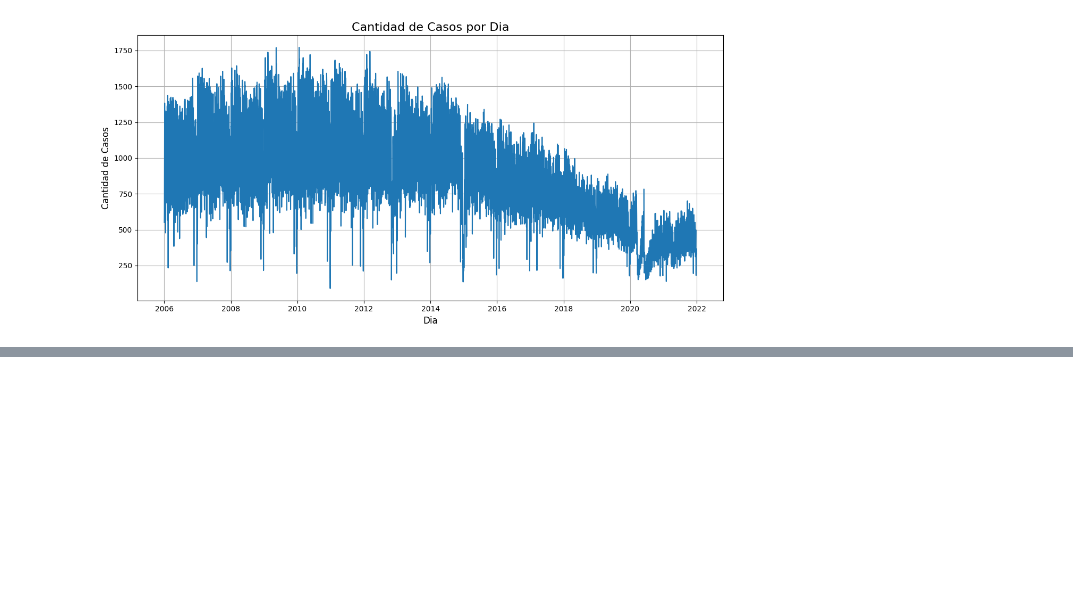
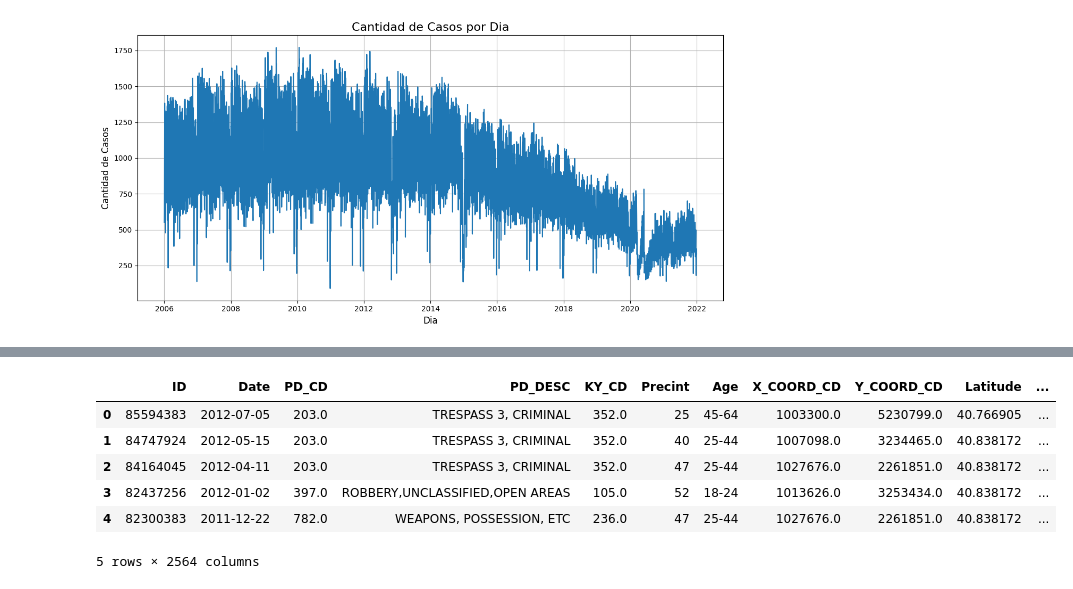
Before and after one commit to matiascapurroriver/predictivoAvanzado, a Jupyter notebook: deep_learning.ipynb, the cells around one changed output, grey strips where cells are left out. Saved outputs shown, nothing was run; the diff lists cells and outputs as text; code cells hidden in the pictures; blank space fills up the shorter version.

```diff
--- a/deep_learning.ipynb
+++ b/deep_learning.ipynb
@@ -92,0 +74,12 @@ df_dia
+# %%
+categorical_vars = ['Borough', 'Race', 'Sex', 'Category', 'Description', 'Law', 'Jurisdiction']
+df = pd.get_dummies(df, columns=categorical_vars, drop_first=True)
+df.head()
+# %% [output]
+|  | ID | Date | PD_CD | PD_DESC | KY_CD | Precint | Age | X_COORD_CD | Y_COORD_CD | Latitude | ... |
+| 0 | 85594383 | 2012-07-05 | 203.0 | TRESPASS 3, CRIMINAL | 352.0 | 25 | 45-64 | 1003300.0 | 5230799.0 | 40.766905 | ... |
+| 1 | 84747924 | 2012-05-15 | 203.0 | TRESPASS 3, CRIMINAL | 352.0 | 40 | 25-44 | 1007098.0 | 3234465.0 | 40.838172 | ... |
+| 2 | 84164045 | 2012-04-11 | 203.0 | TRESPASS 3, CRIMINAL | 352.0 | 47 | 25-44 | 1027676.0 | 2261851.0 | 40.838172 | ... |
+| 3 | 82437256 | 2012-01-02 | 397.0 | ROBBERY,UNCLASSIFIED,OPEN AREAS | 105.0 | 52 | 18-24 | 1013626.0 | 3253434.0 | 40.838172 | ... |
+| 4 | 82300383 | 2011-12-22 | 782.0 | WEAPONS, POSSESSION, ETC | 236.0 | 47 | 25-44 | 1027676.0 | 2261851.0 | 40.838172 | ... |
+5 rows × 2564 columns
```
Also changed, not shown: parts of 9 cells of this notebook, 1 other file.
